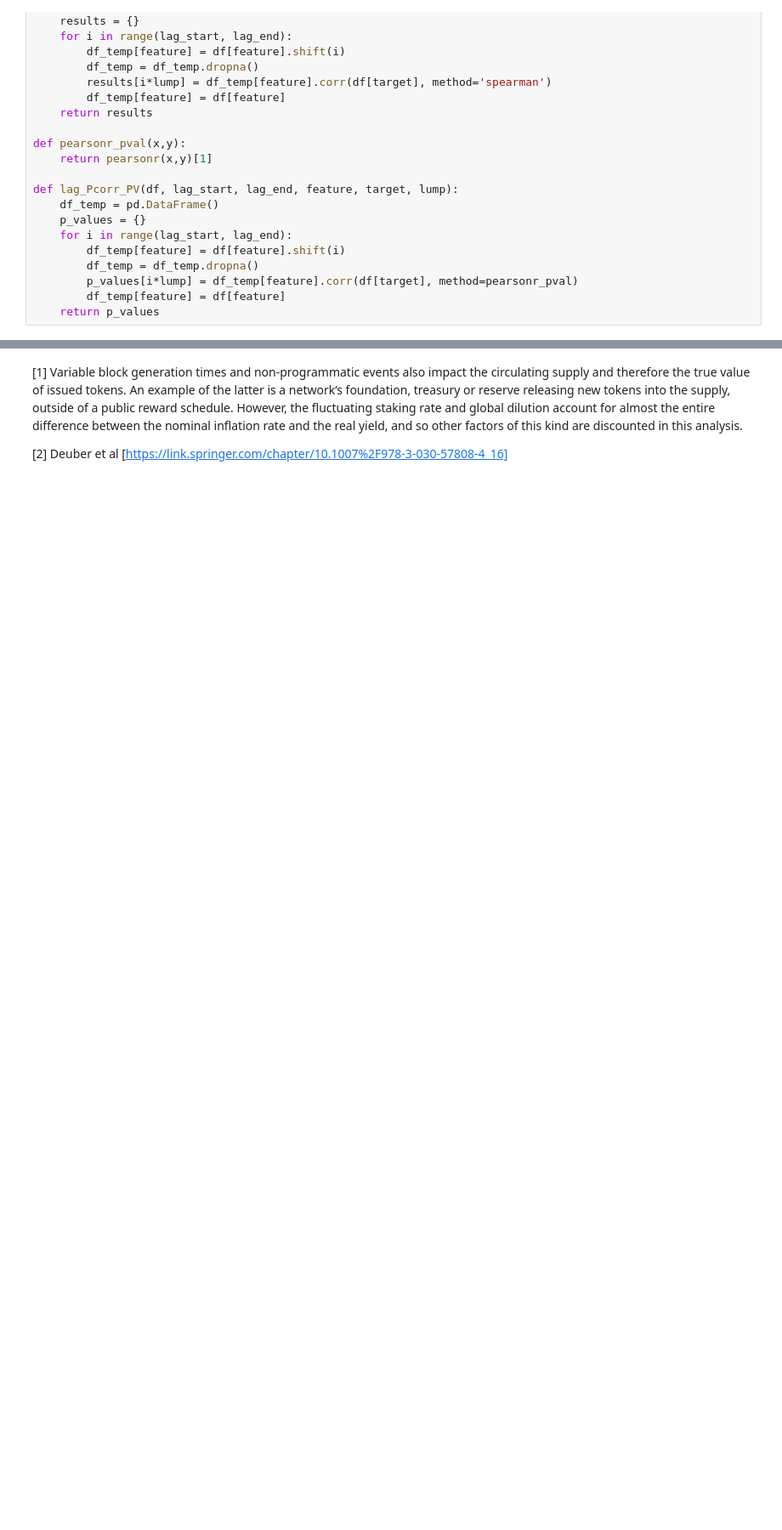
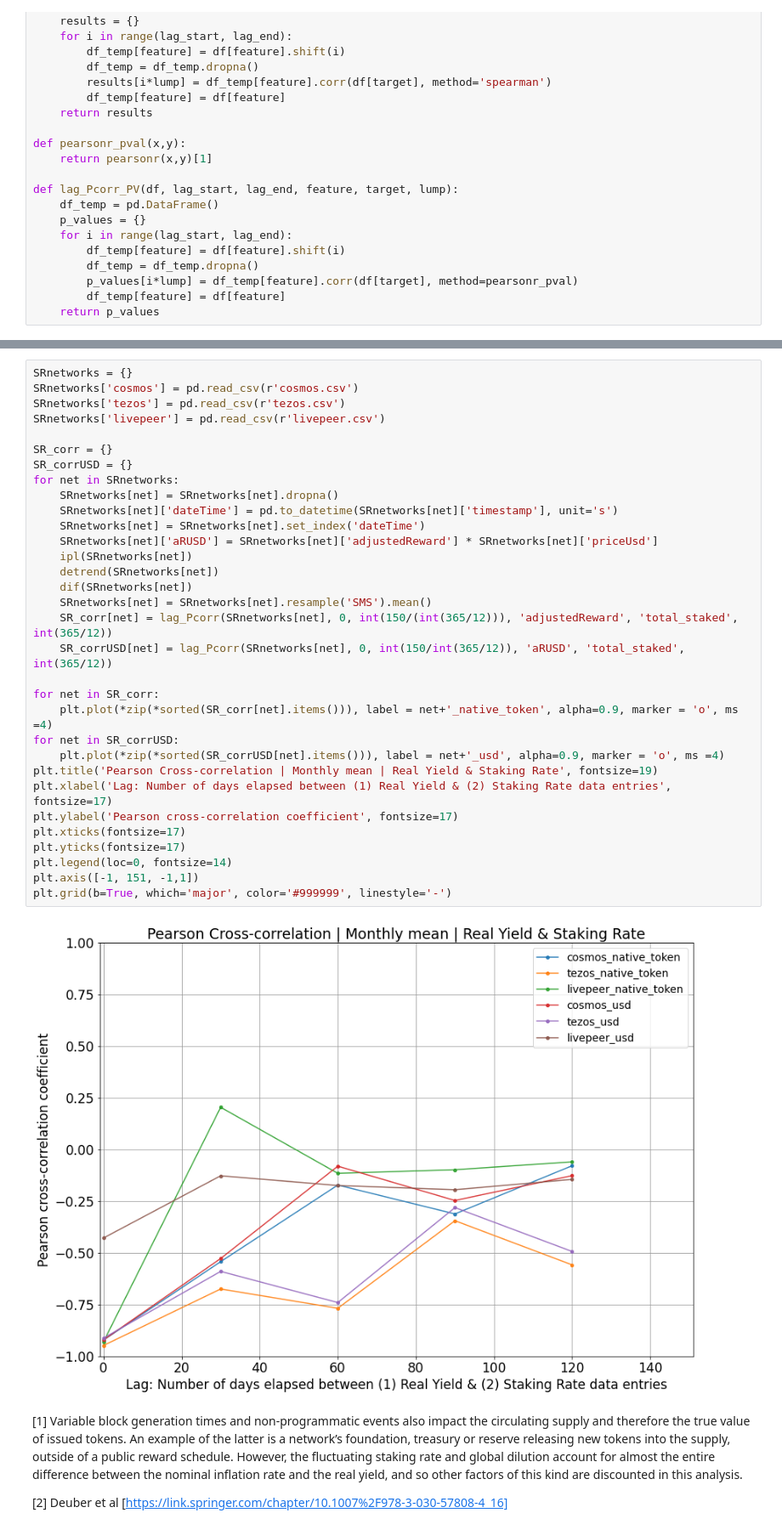
Before and after one commit to threshold-network/economic-research, a Jupyter notebook: Subsidization_Participation_Bivariate_Analysis.ipynb, the cells around one changed output, grey strips where cells are left out. Shown at 85% size. Drawn from its saved outputs; the diff is of its cells as text; blank space fills up the shorter version.

```diff
--- a/Subsidization_Participation_Bivariate_Analysis.ipynb
+++ b/Subsidization_Participation_Bivariate_Analysis.ipynb
@@ -194,3 +236,37 @@ plt.grid(b=True, which='major', color='#999999', linestyle='-')
+# %%
+SRnetworks = {}
+SRnetworks['cosmos'] = pd.read_csv(r'cosmos.csv')
+SRnetworks['tezos'] = pd.read_csv(r'tezos.csv')
+SRnetworks['livepeer'] = pd.read_csv(r'livepeer.csv')
+
+SR_corr = {}
+SR_corrUSD = {}
+for net in SRnetworks:
+    SRnetworks[net] = SRnetworks[net].dropna()
+    SRnetworks[net]['dateTime'] = pd.to_datetime(SRnetworks[net]['timestamp'], unit='s')
+    SRnetworks[net] = SRnetworks[net].set_index('dateTime')
+    SRnetworks[net]['aRUSD'] = SRnetworks[net]['adjustedReward'] * SRnetworks[net]['priceUsd']
+    ipl(SRnetworks[net])
+    detrend(SRnetworks[net])
+    dif(SRnetworks[net])
+    SRnetworks[net] = SRnetworks[net].resample('SMS').mean()
+    SR_corr[net] = lag_Pcorr(SRnetworks[net], 0, int(150/(int(365/12))), 'adjustedReward', 'total_staked', int(365/12))
+    SR_corrUSD[net] = lag_Pcorr(SRnetworks[net], 0, int(150/int(365/12)), 'aRUSD', 'total_staked', int(365/12))
+
+for net in SR_corr:
+    plt.plot(*zip(*sorted(SR_corr[net].items())), label = net+'_native_token', alpha=0.9, marker = 'o', ms =4)
+for net in SR_corrUSD:
+    plt.plot(*zip(*sorted(SR_corrUSD[net].items())), label = net+'_usd', alpha=0.9, marker = 'o', ms =4)
+plt.title('Pearson Cross-correlation | Monthly mean | Real Yield & Staking Rate', fontsize=19)
+plt.xlabel('Lag: Number of days elapsed between (1) Real Yield & (2) Staking Rate data entries', fontsize=17)
+plt.ylabel('Pearson cross-correlation coefficient', fontsize=17)
+plt.xticks(fontsize=17)
+plt.yticks(fontsize=17)
+plt.legend(loc=0, fontsize=14)
+plt.axis([-1, 151, -1,1])
+plt.grid(b=True, which='major', color='#999999', linestyle='-')
+# %% [output]
+[figure, added]
 # %% [markdown]
 [1] Variable block generation times and non-programmatic events also impact the circulating supply and therefore the true value of issued tokens. An example of the latter is a network’s foundation, treasury or reserve releasing new tokens into the supply, outside of a public reward schedule. However, the fluctuating staking rate and global dilution account for almost the entire difference between the nominal inflation rate and the real yield, and so other factors of this kind are discounted in this analysis.
 
```
Also changed, not shown: parts of 8 cells of this notebook.
